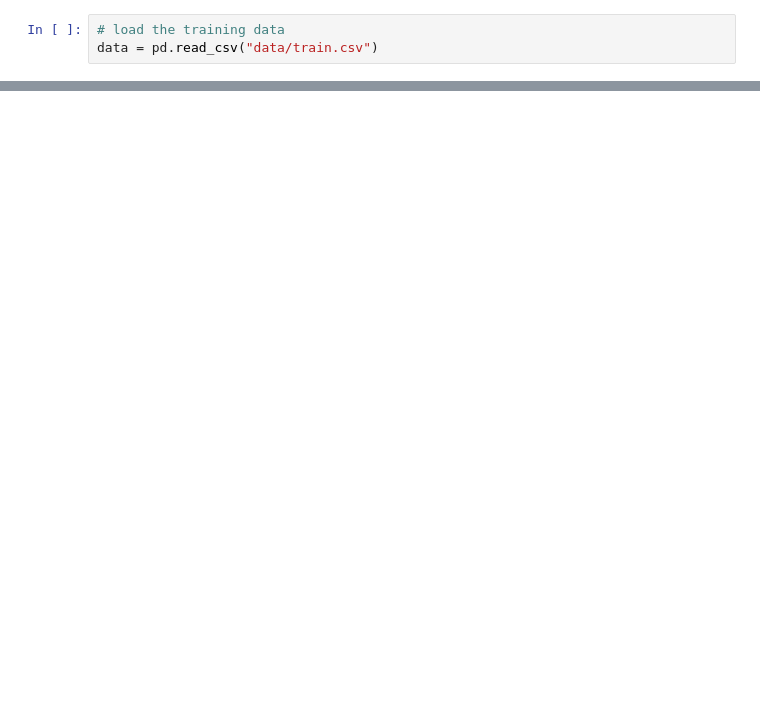
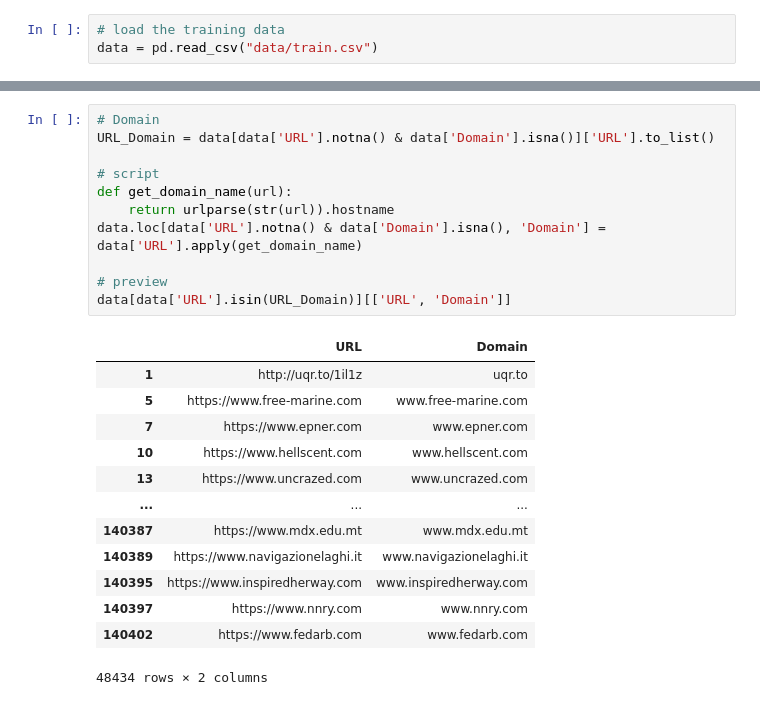
Before and after one commit to JuanSign/PhiUSIIL_Predictions, a Jupyter notebook: src/Analysis.ipynb, the cells around one changed output, grey strips where cells are left out. Saved outputs shown, nothing was run; the diff lists cells and outputs as text; blank space fills up the shorter version.

```diff
--- a/src/Analysis.ipynb
+++ b/src/Analysis.ipynb
@@ -78,0 +73,25 @@ data.loc[data['URL'].notna() & data['NoOfQMarkInURL'].isna(), 'NoOfQMarkInURL']
+# %%
+# Domain
+URL_Domain = data[data['URL'].notna() & data['Domain'].isna()]['URL'].to_list()
+
+# script
+def get_domain_name(url):
+    return urlparse(str(url)).hostname
+data.loc[data['URL'].notna() & data['Domain'].isna(), 'Domain'] = data['URL'].apply(get_domain_name)
+
+# preview
+data[data['URL'].isin(URL_Domain)][['URL', 'Domain']]
+# %% [output]
+|  | URL | Domain |
+| 1 | http://uqr.to/1il1z | uqr.to |
+| 5 | https://www.free-marine.com | www.free-marine.com |
+| 7 | https://www.epner.com | www.epner.com |
+| 10 | https://www.hellscent.com | www.hellscent.com |
+| 13 | https://www.uncrazed.com | www.uncrazed.com |
+| ... | ... | ... |
+| 140387 | https://www.mdx.edu.mt | www.mdx.edu.mt |
+| 140389 | https://www.navigazionelaghi.it | www.navigazionelaghi.it |
+| 140395 | https://www.inspiredherway.com | www.inspiredherway.com |
+| 140397 | https://www.nnry.com | www.nnry.com |
+| 140402 | https://www.fedarb.com | www.fedarb.com |
+48434 rows × 2 columns
```
Also changed, not shown: parts of 10 cells of this notebook.
